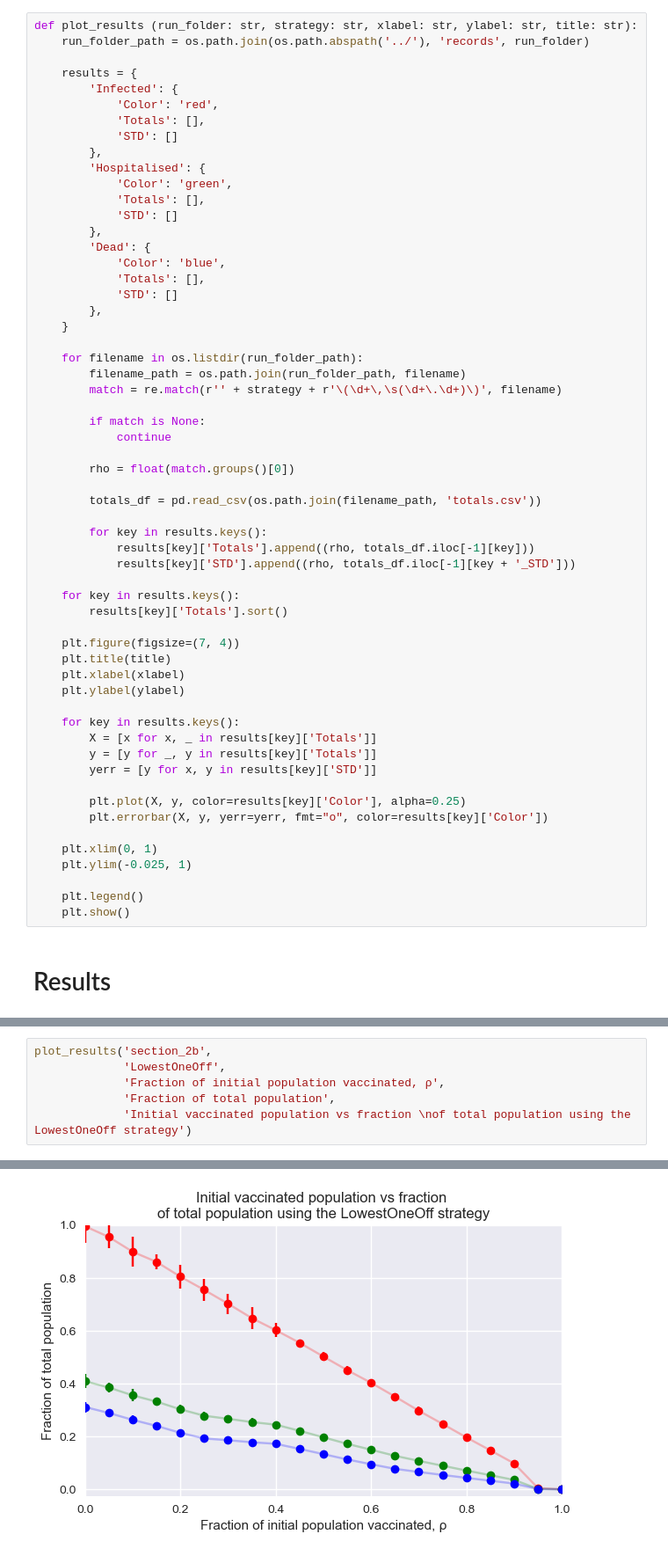
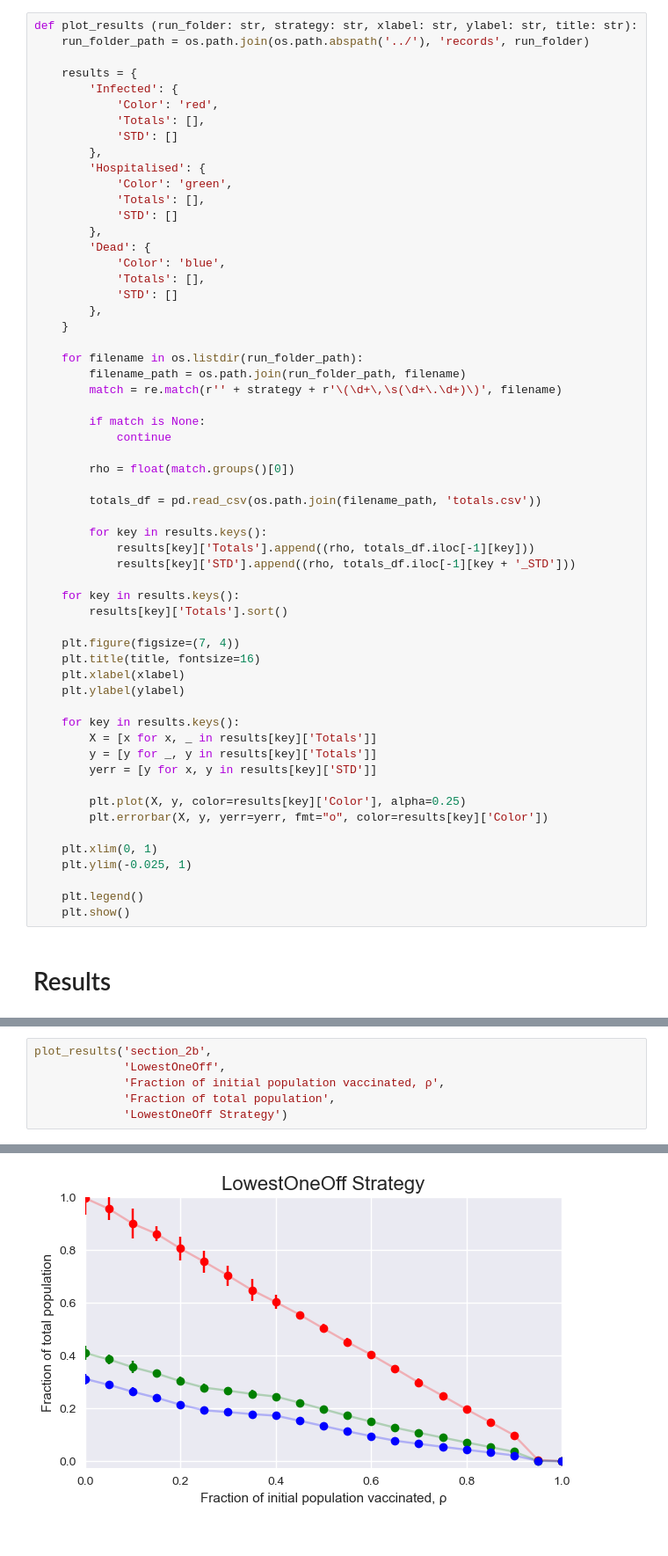
Before and after one commit to lucaswarwick02/Part-III-Individual-Project, a Jupyter notebook: notebooks/results_section_2.ipynb, the cells around one changed output, grey strips where cells are left out. Shown: that part at 88% size. Drawn from its saved outputs; the diff is of its cells as text.

```diff
--- a/notebooks/results_section_2.ipynb
+++ b/notebooks/results_section_2.ipynb
@@ -49,7 +49,7 @@ def plot_results (run_folder: str, strategy: str, xlabel: str, ylabel: str, titl
         results[key]['Totals'].sort()
 
     plt.figure(figsize=(7, 4))
-    plt.title(title)
+    plt.title(title, fontsize=16)
     plt.xlabel(xlabel)
     plt.ylabel(ylabel)
 
@@ -80,9 +80,9 @@ No artists with labels found to put in legend.  Note that artists whose label st
 # %%
 plot_results('section_2b',
              'LowestOneOff',
              'Fraction of initial population vaccinated, ρ',
              'Fraction of total population',
-             'Initial vaccinated population vs fraction \nof total population using the LowestOneOff strategy')
+             'LowestOneOff Strategy')
 # %% [output]
 No artists with labels found to put in legend.  Note that artists whose label start with an underscore are ignored when legend() is called with no argument.
-[figure, old version]
+[figure, new version]
```
Also changed, not shown: parts of 1 cell of this notebook, 2 other files.
